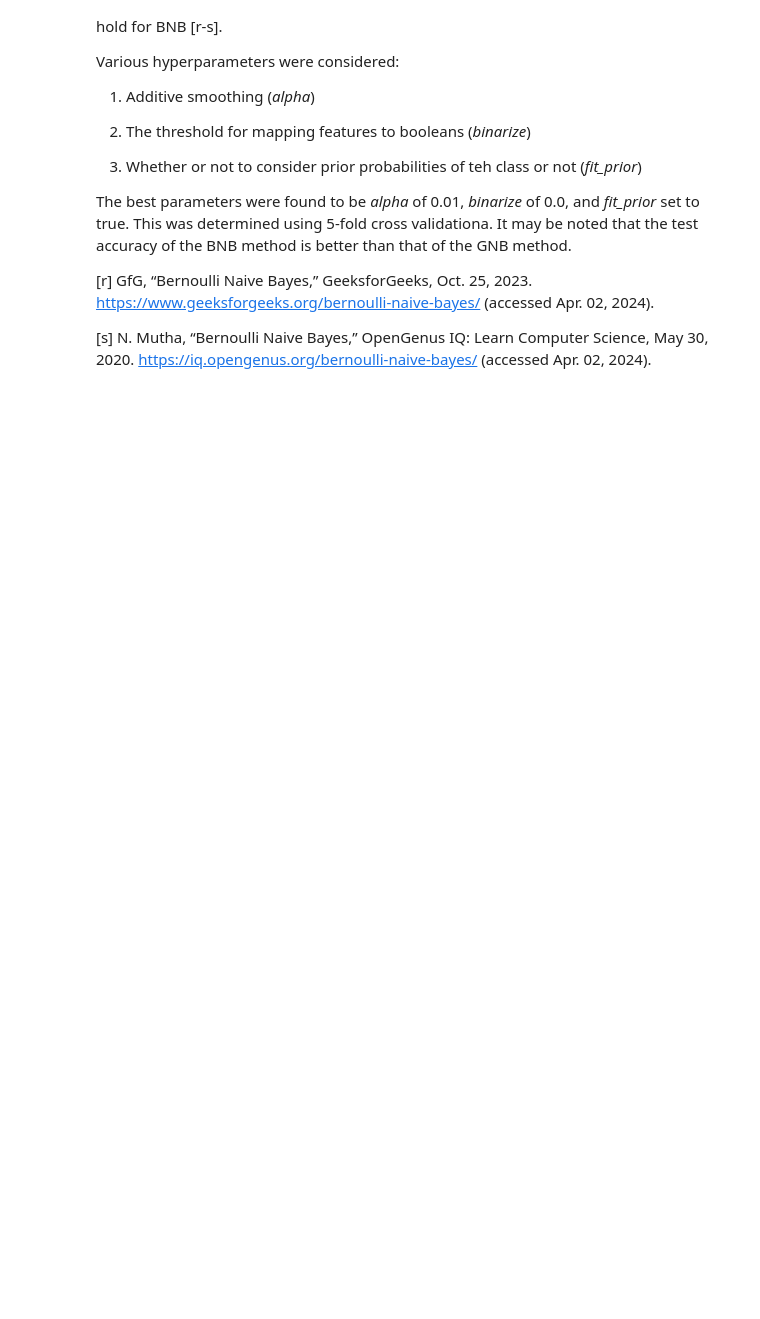
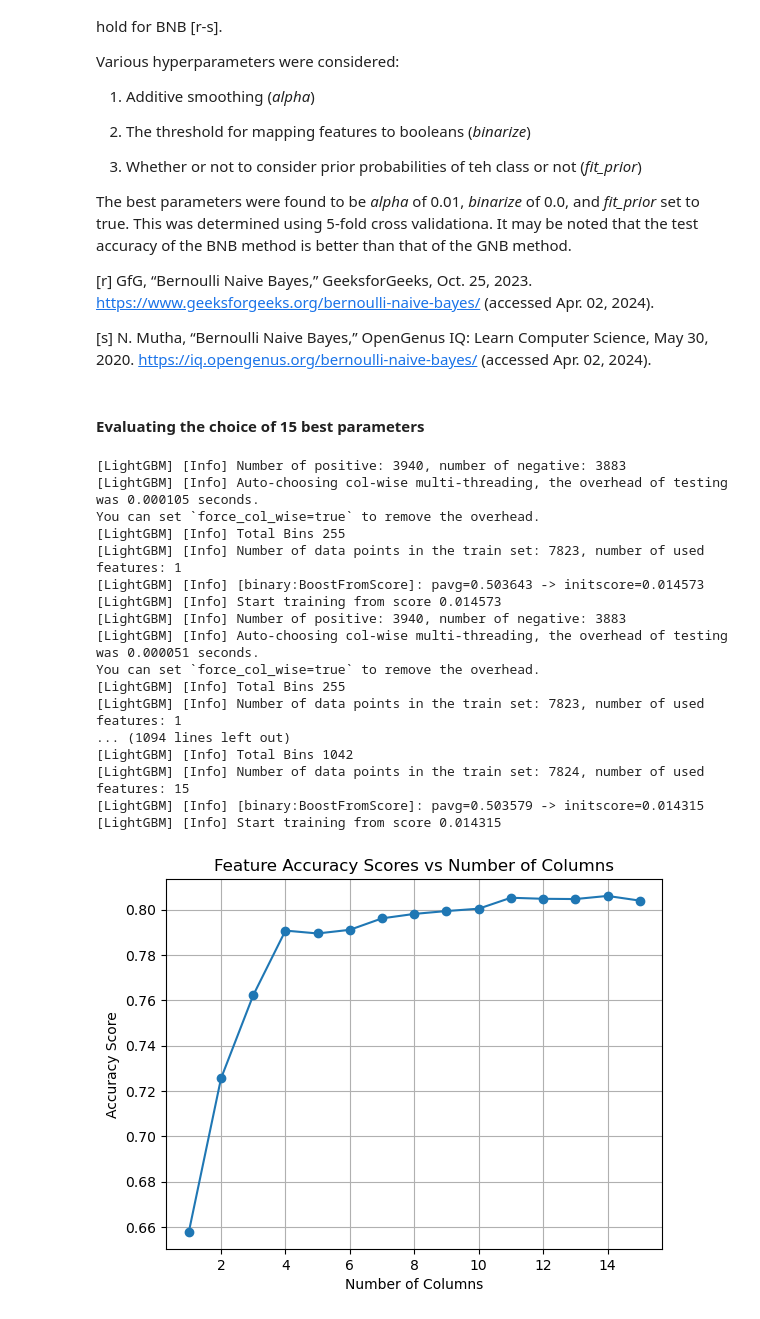
Before and after one commit to meneerfrikkie/SpaceshipTitanic, a Jupyter notebook: src/main.ipynb, the cells around one changed output. Cells and saved outputs as stored; diff of their text form; code cells hidden in the pictures; blank space fills up the shorter version.

Commit message:
Add: Code and Explanation for Number of Columns Chosen

```diff
--- a/src/main.ipynb
+++ b/src/main.ipynb
@@ -983,3 +983,41 @@ The best parameters were found to be _alpha_ of 0.01, _binarize_ of 0.0, and _fi
 [r] GfG, “Bernoulli Naive Bayes,” GeeksforGeeks, Oct. 25, 2023. https://www.geeksforgeeks.org/bernoulli-naive-bayes/ (accessed Apr. 02, 2024).
 
 [s] N. Mutha, “Bernoulli Naive Bayes,” OpenGenus IQ: Learn Computer Science, May 30, 2020. https://iq.opengenus.org/bernoulli-naive-bayes/ (accessed Apr. 02, 2024).
+# %% [markdown]
+#### Evaluating the choice of 15 best parameters
+# %%
+num_col = X_train.columns.shape[0];
+feature_accuracy_scores = [];
+for i in range(1,num_col+1):
+    top_features = X.columns[sorted_indices[:i]];  # 15 Most important feature
+    top_importances = result.importances_mean[sorted_indices[:i]];
+    model = LGBMClassifier();
+    scores = cross_val_score(model, X[top_features], y, cv=10, scoring='accuracy');
+    feature_accuracy_scores.append(scores.mean());
+
+#Plotting the graph
+plt.plot(range(1, num_col+1), feature_accuracy_scores, marker='o')
+plt.title('Feature Accuracy Scores vs Number of Columns')
+plt.xlabel('Number of Columns')
+plt.ylabel('Accuracy Score')
+plt.grid(True)
+plt.show()
+# %% [output]
+[LightGBM] [Info] Number of positive: 3940, number of negative: 3883
+[LightGBM] [Info] Auto-choosing col-wise multi-threading, the overhead of testing was 0.000105 seconds.
+You can set `force_col_wise=true` to remove the overhead.
+[LightGBM] [Info] Total Bins 255
+[LightGBM] [Info] Number of data points in the train set: 7823, number of used features: 1
+[LightGBM] [Info] [binary:BoostFromScore]: pavg=0.503643 -> initscore=0.014573
+[LightGBM] [Info] Start training from score 0.014573
+[LightGBM] [Info] Number of positive: 3940, number of negative: 3883
+[LightGBM] [Info] Auto-choosing col-wise multi-threading, the overhead of testing was 0.000051 seconds.
+You can set `force_col_wise=true` to remove the overhead.
+[LightGBM] [Info] Total Bins 255
+[LightGBM] [Info] Number of data points in the train set: 7823, number of used features: 1
+... (1094 lines left out)
+[LightGBM] [Info] Total Bins 1042
+[LightGBM] [Info] Number of data points in the train set: 7824, number of used features: 15
+[LightGBM] [Info] [binary:BoostFromScore]: pavg=0.503579 -> initscore=0.014315
+[LightGBM] [Info] Start training from score 0.014315
+[figure, added]
```
Also changed, not shown: parts of 1 cell of this notebook.
